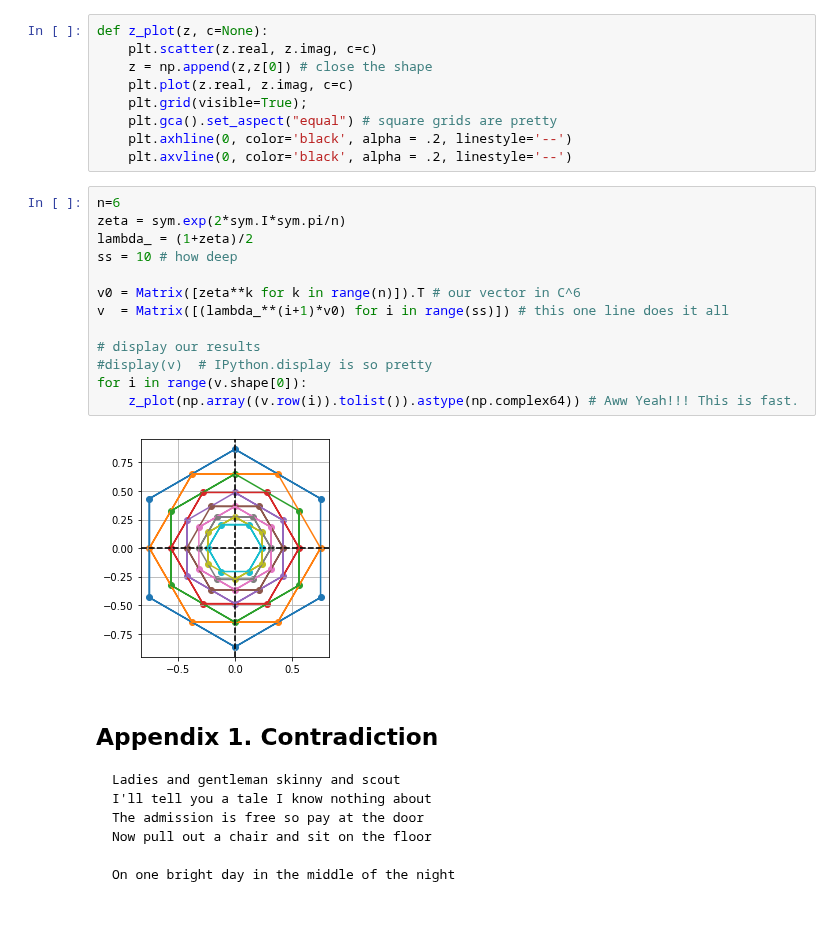
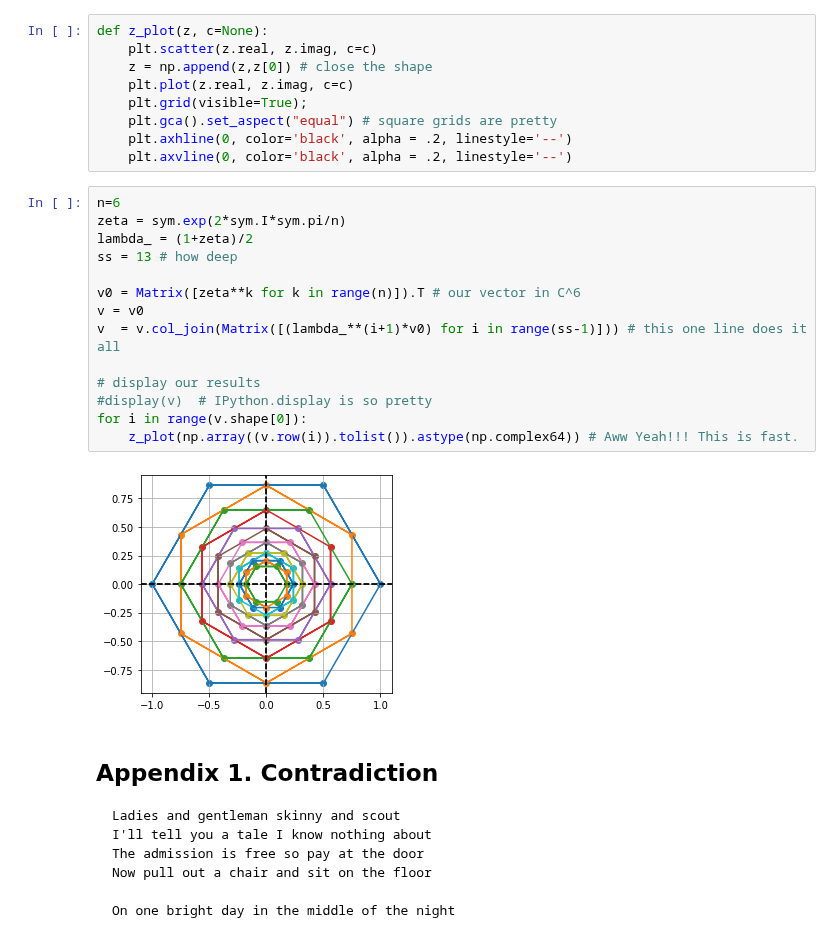
Before and after one commit to fractalclockwork/Math725, a Jupyter notebook: HW/Math725_HW1.ipynb, the cells around one changed output. Drawn from its saved outputs; the diff is of its cells as text.

```diff
--- a/HW/Math725_HW1.ipynb
+++ b/HW/Math725_HW1.ipynb
@@ -159,18 +174,19 @@ def z_plot(z, c=None):
 # %%
 n=6
 zeta = sym.exp(2*sym.I*sym.pi/n)
 lambda_ = (1+zeta)/2
-ss = 10 # how deep
+ss = 13 # how deep
 
 v0 = Matrix([zeta**k for k in range(n)]).T # our vector in C^6
-v  = Matrix([(lambda_**(i+1)*v0) for i in range(ss)]) # this one line does it all
+v = v0
+v  = v.col_join(Matrix([(lambda_**(i+1)*v0) for i in range(ss-1)])) # this one line does it all
 
 # display our results
 #display(v)  # IPython.display is so pretty
 for i in range(v.shape[0]):
     z_plot(np.array((v.row(i)).tolist()).astype(np.complex64)) # Aww Yeah!!! This is fast.
 # %% [output]
-[figure, old version]
+[figure, new version]
 # %% [markdown]
 ## Appendix 1. Contradiction
 
```
Also changed, not shown: parts of 11 cells of this notebook.
